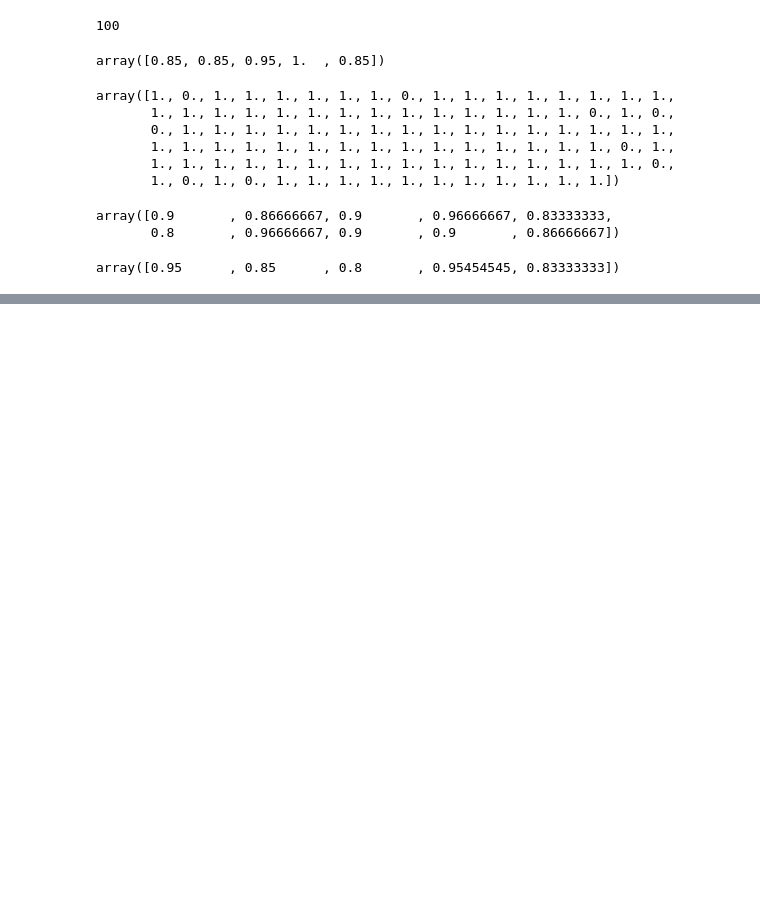
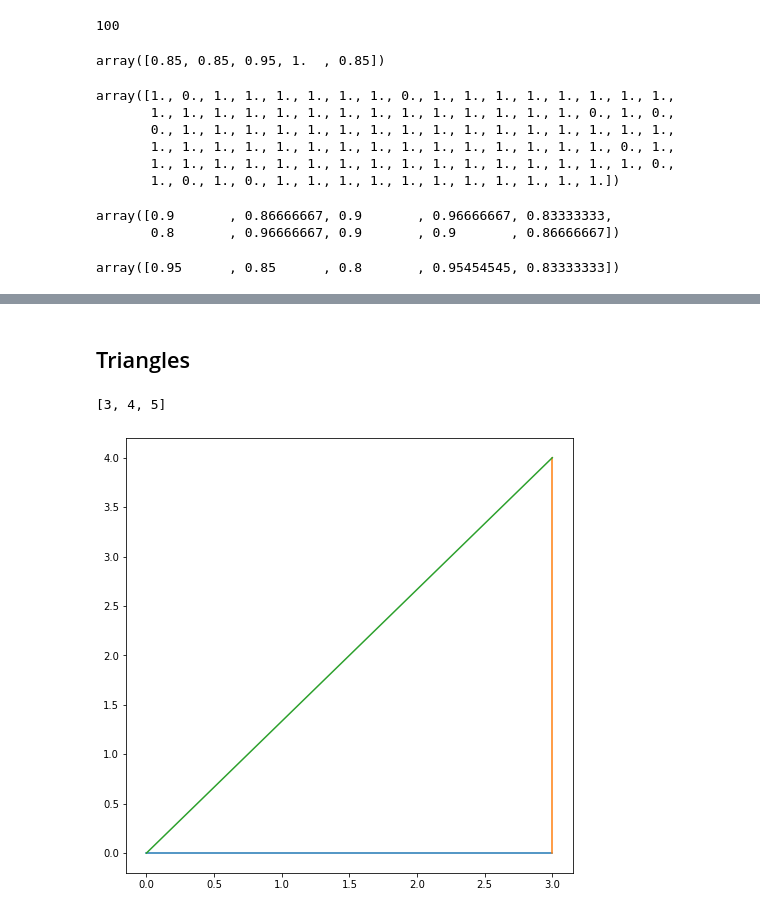
Before and after one commit to gadamico/Code-Snippets, a Jupyter notebook: scratch8.ipynb, the cells around one changed output, grey strips where cells are left out. Saved outputs shown, nothing was run; the diff lists cells and outputs as text; code cells hidden in the pictures; blank space fills up the shorter version.

```diff
--- a/scratch8.ipynb
+++ b/scratch8.ipynb
@@ -319,0 +349,40 @@ array([0.95      , 0.85      , 0.8       , 0.95454545, 0.83333333])
+# %% [markdown]
+## Triangles
+# %%
+def draw_triangles(n_tri=1):
+    import numpy as np
+    from matplotlib import pyplot as plt
+    fig, ax = plt.subplots(figsize=(8, 8))
+
+    # Set starting points
+    a = 3
+    b = 4
+
+    # Draw first triangle
+    ax.plot([0, a], [0, 0])
+    ax.plot([a, a], [0, b])
+    ax.plot([0, a], [0, b])
+
+    last = [a, b]
+    out = [a, b, int(np.sqrt(last[0]**2+last[1]**2))]
+
+    # Draw the rest
+    for _ in range(n_tri-1):
+        next_leg = (last[0]**2+last[1]**2) // 2
+        theta = np.arctan(-last[0] / last[1])
+        next_x = last[0] + next_leg * np.cos(theta)
+        next_y = last[1] + next_leg * np.sin(theta)
+
+        ax.plot([last[0], next_x], [last[1], next_y])
+        ax.plot([0, next_x], [0, next_y])
+        max_ = np.max([next_x, next_y])
+
+        last = [next_x, next_y]
+        out.extend([int(next_leg), int(np.sqrt(out[-1]**2+next_leg**2))])
+
+    return out
+# %%
+draw_triangles()
+# %% [output]
+[3, 4, 5]
+[figure, added]
```
Also changed, not shown: parts of 29 cells of this notebook.
